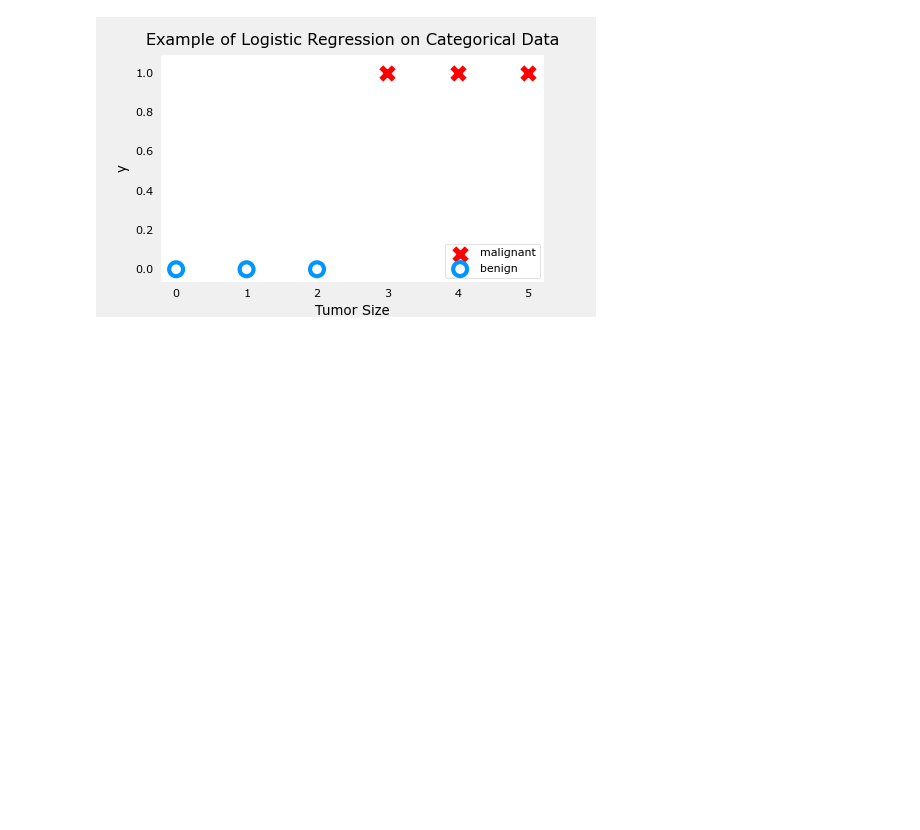
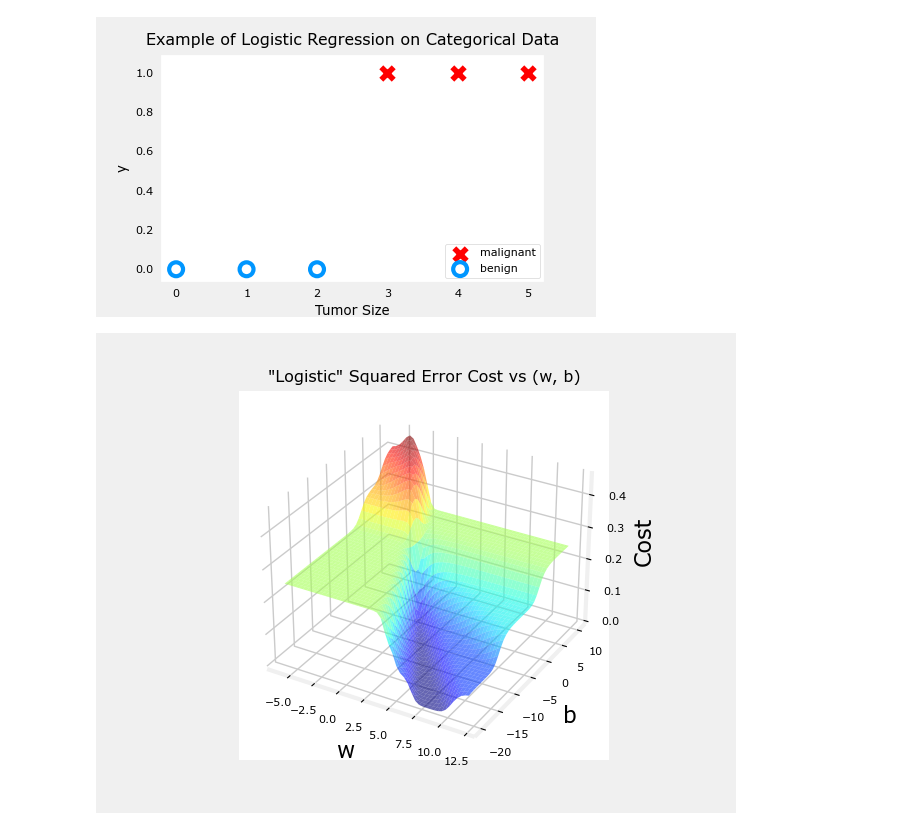
Before and after one commit to emmanuelakinmokun/ml-trailhead, a Jupyter notebook: Phase_2/Week 3/logistic_loss.ipynb, the cells around one changed output. Drawn from its saved outputs; the diff is of its cells as text; code cells hidden in the pictures; blank space fills up the shorter version.

Commit message:
Logistic Loss Function

```diff
--- a/Phase_2/Week 3/logistic_loss.ipynb
+++ b/Phase_2/Week 3/logistic_loss.ipynb
@@ -15,3 +15,9 @@ y_train = np.array([0,  0, 0, 1, 1, 1],dtype=np.longdouble)
 plt_simple_example(x_train, y_train)
 # %% [output]
 [figure]
+# %%
+plt.close('all')
+plt_logistic_squared_error(x_train,y_train)
+plt.show()
+# %% [output]
+[figure, added]
```
Also changed, not shown: parts of 1 cell of this notebook.
